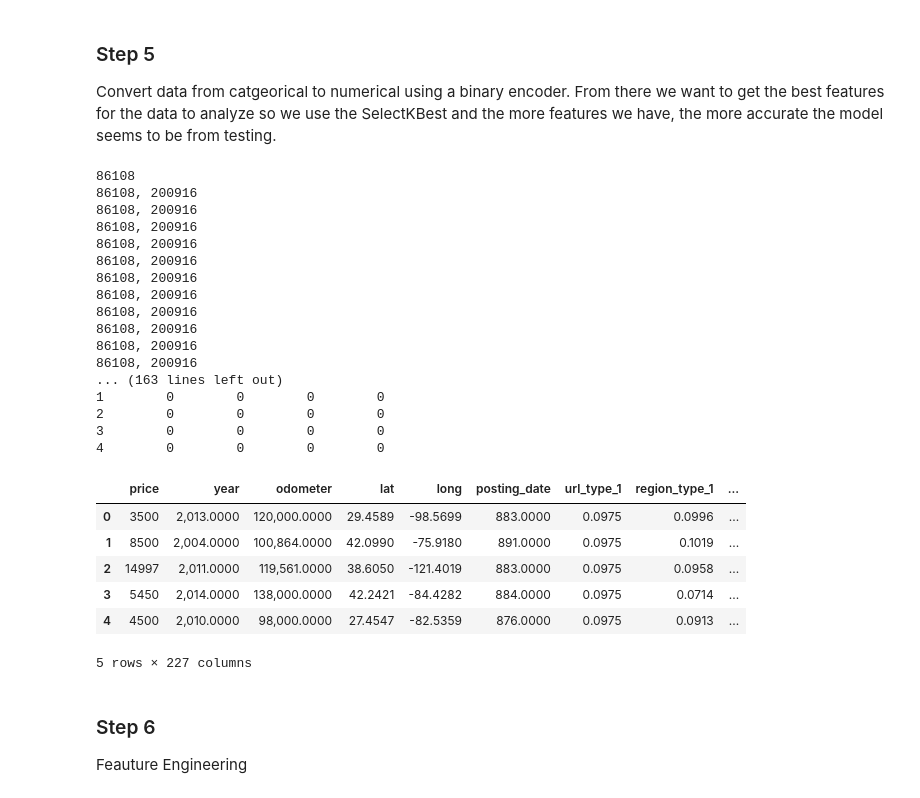
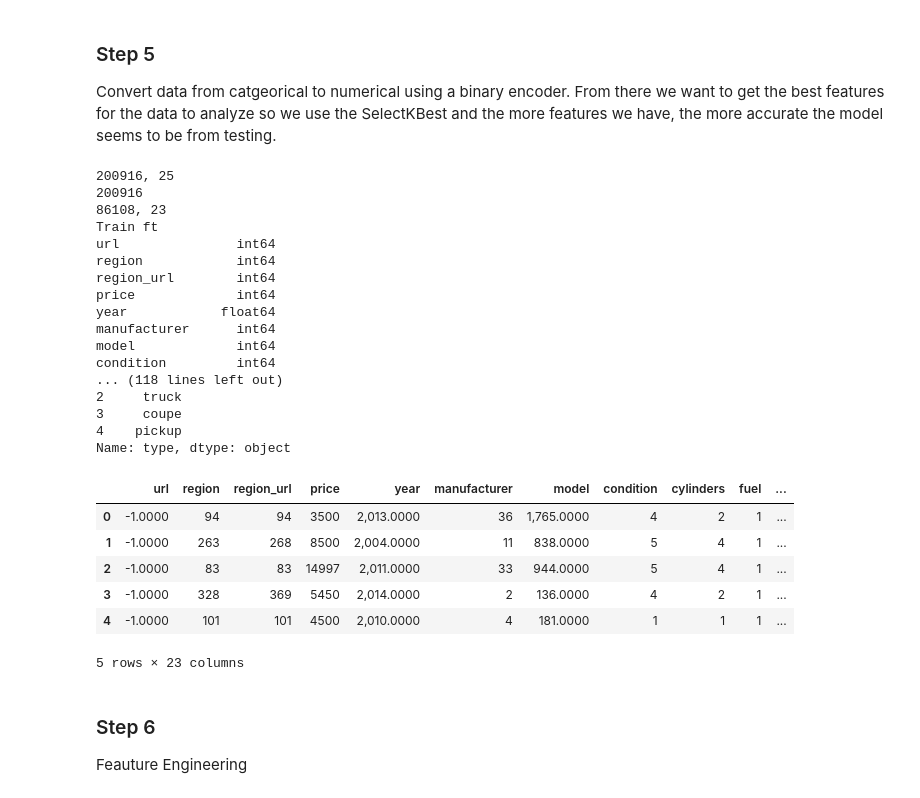
Before and after one commit to bdesollar/MLProject, a Jupyter notebook: Used_Car_Clas/used_cars_clas.ipynb, the cells around one changed output. Drawn from its saved outputs; the diff is of its cells as text; code cells hidden in the pictures.

```diff
--- a/Used_Car_Clas/used_cars_clas.ipynb
+++ b/Used_Car_Clas/used_cars_clas.ipynb
@@ -128,18 +130,12 @@ data_train_ft = data_train_ft.fillna(0)
 #data_test_ft = data_test_df
 data_test_df = data_test_df[features]
 data_test_df = data_test_df.fillna(0)
+
+LE_encoder = OrdinalEncoder(features)
+data_train_ft = LE_encoder.fit_transform(data_train_ft)
+data_test_df = LE_encoder.transform(data_test_df)
 '''
-encoder = LabelEncoder()
-data_train_tgt = encoder.fit_transform(data_train_tgt)
-print(data_train_tgt)
-encoder = ce.TargetEncoder(return_df=True)
-data_train_ft = encoder.fit_transform(data_train_ft, data_train_tgt)
-data_test_df = encoder.fit_transform(data_test_df, data_train_tgt)
-# print(y_onehot.head(10))
-# data_train_tgt = data_train_tgt.iloc[0:(data_test_df.shape[0])]
-r = data_train_tgt.shape[0]
-'''
-print(f'{r}')
+#print(f'{r}')
 def target_encode_multiclass(train, test, train_tgt): #X,y are pandas df and series
     train_tgt=train_tgt.astype(str)   #convert to string to onehot encode
     enc=ce.OneHotEncoder().fit(train_tgt)
@@ -157,59 +153,60 @@ def target_encode_multiclass(train, test, train_tgt): #X,y are pandas df and ser
         train=pd.concat([train,temp],axis=1)    #add to original dataset
         r = test_obj.shape[0]
         c = y_onehot[class_].shape[0]
         print(f'{r}, {c}')
         enc.fit(test_obj,y_onehot[class_].iloc[0:(test_obj.shape[0])]) #convert all categorical
         temp=enc.transform(test_obj)       #columns for class_
         temp.columns=[str(x)+'_'+str(class_) for x in temp.columns]
         test=pd.concat([test,temp],axis=1)    #add to original dataset
-    return train, test, y_onehot
-data_train_ft, data_test_df, data_train_tgt = target_encode_multiclass(data_train_ft, data_test_df, data_train_tgt)
+    return train, test
+data_train_ft, data_test_df = target_encode_multiclass(data_train_ft, data_test_df, data_train_tgt)
+'''
 r, c = data_train_df.shape
 print(f'{r}, {c}')
 r = data_train_tgt.shape[0]
 print(f'{r}')
 r, c = data_test_df.shape
 print(f'{r}, {c}')
 print('Train ft')
 print(data_train_ft.dtypes)
 print('\n Test df')
 print(data_test_df.dtypes)
 print('\n Train tgt')
 print(data_train_tgt.dtypes)
 print('\n Train Ft')
 print(data_train_ft.head(5))
 print('\n Test df')
 print(data_test_df.head(5))
 print('\n Train Tgt')
 print(data_train_tgt.head(5))
 
 data_train_ft.head()
 data_test_df.head()
 # %% [output]
-86108
-86108, 200916
-86108, 200916
-86108, 200916
-86108, 200916
-86108, 200916
-86108, 200916
-86108, 200916
-86108, 200916
-86108, 200916
-86108, 200916
-86108, 200916
-... (163 lines left out)
-1        0        0        0        0
-2        0        0        0        0
-3        0        0        0        0
-4        0        0        0        0
+200916, 25
+200916
+86108, 23
+Train ft
+url               int64
+region            int64
+region_url        int64
+price             int64
+year            float64
+manufacturer      int64
+model             int64
+condition         int64
+... (118 lines left out)
+2     truck
+3     coupe
+4    pickup
+Name: type, dtype: object
-|  | price | year | odometer | lat | long | posting_date | url_type_1 | region_type_1 | ... |
-| 0 | 3500 | 2,013.0000 | 120,000.0000 | 29.4589 | -98.5699 | 883.0000 | 0.0975 | 0.0996 | ... |
-| 1 | 8500 | 2,004.0000 | 100,864.0000 | 42.0990 | -75.9180 | 891.0000 | 0.0975 | 0.1019 | ... |
-| 2 | 14997 | 2,011.0000 | 119,561.0000 | 38.6050 | -121.4019 | 883.0000 | 0.0975 | 0.0958 | ... |
-| 3 | 5450 | 2,014.0000 | 138,000.0000 | 42.2421 | -84.4282 | 884.0000 | 0.0975 | 0.0714 | ... |
-| 4 | 4500 | 2,010.0000 | 98,000.0000 | 27.4547 | -82.5359 | 876.0000 | 0.0975 | 0.0913 | ... |
+|  | url | region | region_url | price | year | manufacturer | model | condition | cylinders | fuel | ... |
+| 0 | -1.0000 | 94 | 94 | 3500 | 2,013.0000 | 36 | 1,765.0000 | 4 | 2 | 1 | ... |
+| 1 | -1.0000 | 263 | 268 | 8500 | 2,004.0000 | 11 | 838.0000 | 5 | 4 | 1 | ... |
+| 2 | -1.0000 | 83 | 83 | 14997 | 2,011.0000 | 33 | 944.0000 | 5 | 4 | 1 | ... |
+| 3 | -1.0000 | 328 | 369 | 5450 | 2,014.0000 | 2 | 136.0000 | 4 | 2 | 1 | ... |
+| 4 | -1.0000 | 101 | 101 | 4500 | 2,010.0000 | 4 | 181.0000 | 1 | 1 | 1 | ... |
-5 rows × 227 columns
+5 rows × 23 columns
 # %% [markdown]
 ### Step 6
 Feauture Engineering
```
Also changed, not shown: parts of 10 cells of this notebook, 1 other file.
